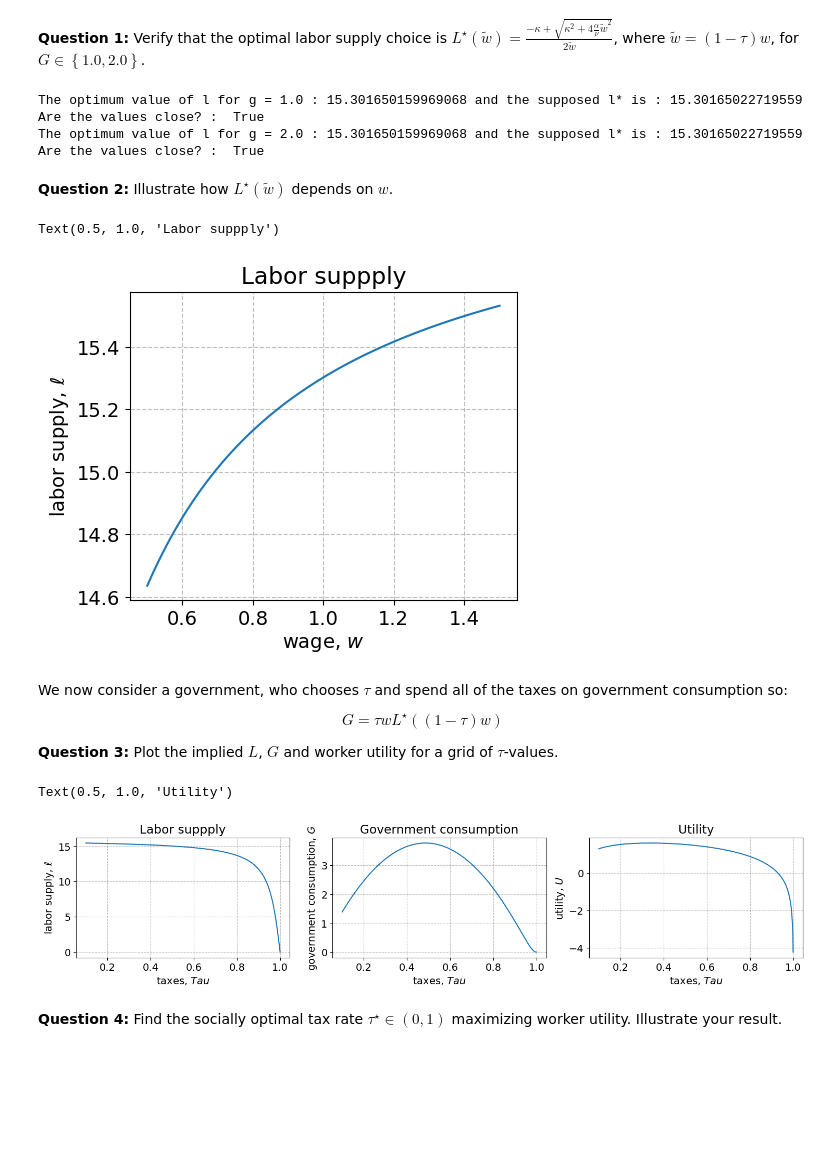
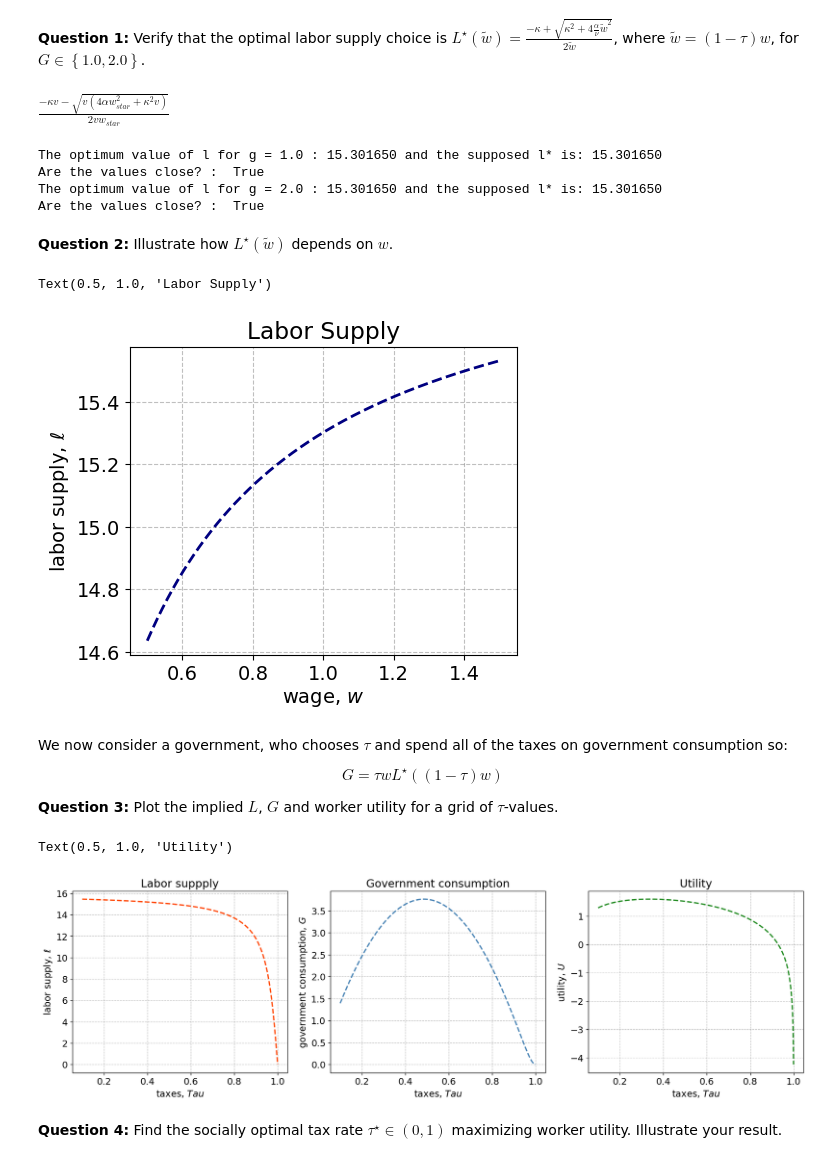
Before and after one commit to NumEconCopenhagen/projects-2023-latin-power, a Jupyter notebook: Exam/Exam-2023-notebook.ipynb, the cells around one changed output. Drawn from its saved outputs; the diff is of its cells as text; code cells hidden in the pictures; blank space fills up the shorter version.

```diff
--- a/Exam/Exam-2023-notebook.ipynb
+++ b/Exam/Exam-2023-notebook.ipynb
@@ -57,7 +59,22 @@ w &= 1.0 \\
 $$
 # %% [markdown]
 **Question 1:** Verify that the optimal labor supply choice is $L^{\star}(\tilde{w}) =\frac{-\kappa+\sqrt{\kappa^{2}+4\frac{\alpha}{\nu}\tilde{w}^2}}{2\tilde{w}}$, where $\tilde{w} = (1-\tau)w$, for $G\in\left\{1.0 , 2.0\right\}$.
+# %%
+#We do the first order condition of the utility function against L and equalize it to zero
+alpha, kappa, v, w, w_star, tau, g, l = sm.symbols("alpha, kappa, v, w, w_star, tau, g, l")
+
+u=sm.ln((kappa + w_star * l)**alpha * g**(1 - alpha)) -  v * l**2/2
+
+u_diff=sm.diff(u,l)
+
+sol = sm.solve(sm.Eq(u_diff,0),l)
+
+sol[0]
+# %% [output]
+$\displaystyle \frac{- \kappa v - \sqrt{v \left(4 \alpha w_{star}^{2} + \kappa^{2} v\right)}}{2 v w_{star}}$
 # %%
+# We can also de the maximization and compare the results
+
 #We first set the parameters
 alpha = 0.5
 kappa = 1.0
@@ -65,10 +82,10 @@ v = 1 / (2 * 16 ** 2)
 w = 1.0
 tau = 0.30
 
-# Now, we write the utility function including the restriction in it
+# We write the utility function including the restriction in it
 def c(l, kappa, tau, w):  #restriction
     w_star = (1 - tau) * w
-    return kappa + (w_star * l)
+    return kappa + w_star * l
 
 def u(c, l, alpha, v, g): #utility
     if math.isclose((c**alpha * g**(1 - alpha)),0) : #if the value of the expression inside the log is close to zero, the utility is - infinity
@@ -76,11 +93,10 @@ def u(c, l, alpha, v, g): #utility
     else :
         utility = math.log(c**alpha * g**(1 - alpha))
 
-    desutility = v * (l**2/2)
+    desutility = v * l**2/2
 
     return utility - desutility
 
-# Now, we will maximize the utility with the constraint of l [0,24]
 def maximize_u():
     obj = lambda l: -u(c(l, kappa, tau, w), l, alpha, v, g)
     res = optimize.minimize_scalar(obj, bounds=(0, 24), method='bounded')
@@ -93,12 +109,12 @@ for g_new in g_values:
     g = g_new
     l_star = maximize_u()
     l_supposed=(-kappa + (kappa**2 + 4*(alpha/v)*((1 - tau) * w)**2)**(1/2)) / (2*((1 - tau) * w))
-    print("The optimum value of l for g =", g, ":", l_star, "and the supposed l* is :", l_supposed)
+    print("The optimum value of l for g =", g, ":", "{:.6f}".format(l_star), "and the supposed l* is: {:.6f}".format(l_supposed))
     print("Are the values close? : ",math.isclose(l_star,l_supposed,rel_tol=1e-08))
 # %% [output]
-The optimum value of l for g = 1.0 : 15.301650159969068 and the supposed l* is : 15.30165022719559
+The optimum value of l for g = 1.0 : 15.301650 and the supposed l* is: 15.301650
 Are the values close? :  True
-The optimum value of l for g = 2.0 : 15.301650159969068 and the supposed l* is : 15.30165022719559
+The optimum value of l for g = 2.0 : 15.301650 and the supposed l* is: 15.301650
 Are the values close? :  True
 # %% [markdown]
 **Question 2:** Illustrate how $L^{\star}(\tilde{w})$ depends on $w$.
@@ -119,18 +135,16 @@ for i in range(N):
     w=w_vec[i]
     l_vec[i] = maximize_u()
 
-
 #we plot the solutions:
-
 fig = plt.figure(figsize=(5,4))
 ax = fig.add_subplot(1,1,1)
-ax.plot(w_vec,l_vec,'-')
+ax.plot(w_vec, l_vec, '--', linewidth=2, color='navy')
 ax.set_ylabel('labor supply, $\ell$')
 ax.set_xlabel('wage, $w$')
-ax.set_title('Labor suppply')
+ax.set_title('Labor Supply')
 # %% [output]
-Text(0.5, 1.0, 'Labor suppply')
+Text(0.5, 1.0, 'Labor Supply')
-[figure, old version]
+[figure, new version]
 # %% [markdown]
 
 We now consider a government, who chooses $\tau$ and spend all of the taxes on government consumption so:
@@ -152,39 +166,38 @@ N = 1_000
 tau_vec = np.linspace(0.1,1.0,N)
 l_vec = np.zeros(N)
 g_vec = np.zeros(N)
 u_vec = np.zeros(N)
 
 for i in range(N):
     tau = tau_vec[i]
     l_vec[i] = maximize_u()
     g_vec[i] = tau*w*l_vec[i] * ((1 - tau)*w)
     c_val = c(l_vec[i], kappa, tau, w) #we calcule the value of c to evaluate the following function
     u_vec[i] = u(c_val, l_vec[i], alpha, v, g_vec[i])
 
-
 #we plot the solutions:
-fig = plt.figure(figsize=(18,3))
+fig = plt.figure(figsize=(20,5))
 
 ax = fig.add_subplot(1,3,1)
-ax.plot(tau_vec,l_vec,'-')
+ax.plot(tau_vec,l_vec, '--', linewidth=2, color='orangered')
 ax.set_xlabel('taxes, $Tau$')
 ax.set_ylabel('labor supply, $\ell$')
 ax.set_title('Labor suppply')
 
 ax = fig.add_subplot(1,3,2)
-ax.plot(tau_vec,g_vec,'-')
+ax.plot(tau_vec,g_vec, '--', linewidth=2, color='steelblue')
 ax.set_xlabel('taxes, $Tau$')
 ax.set_ylabel('government consumption, $G$')
 ax.set_title('Government consumption')
 
 ax = fig.add_subplot(1,3,3)
-ax.plot(tau_vec,u_vec,'-')
+ax.plot(tau_vec,u_vec, '--', linewidth=2, color='forestgreen')
 ax.set_xlabel('taxes, $Tau$')
 ax.set_ylabel('utility, $U$')
 ax.set_title('Utility')
 # %% [output]
 Text(0.5, 1.0, 'Utility')
-[figure, old version]
+[figure, new version]
 # %% [markdown]
 **Question 4:** Find the socially optimal tax rate $\tau^{\star}\in(0,1)$ maximizing worker utility. Illustrate your result.
 # %%
```
Also changed, not shown: parts of 7 cells of this notebook.
